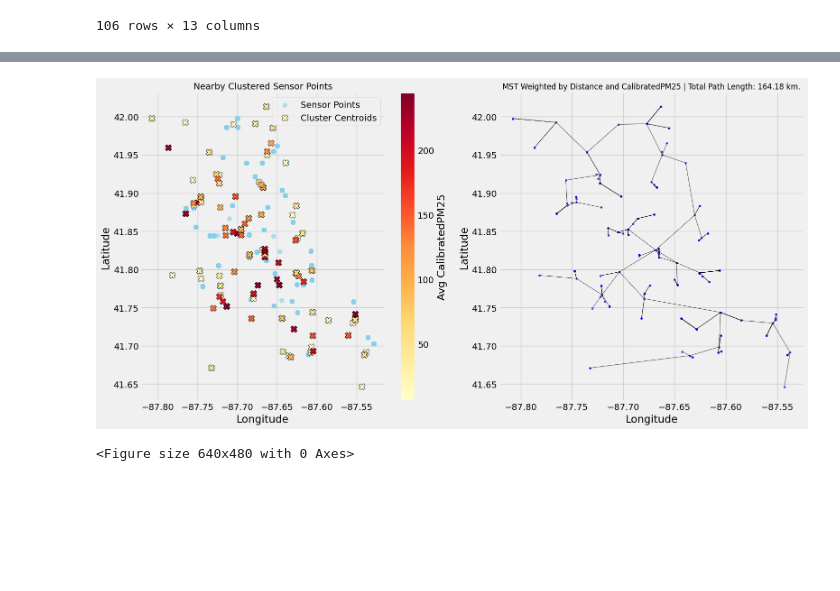
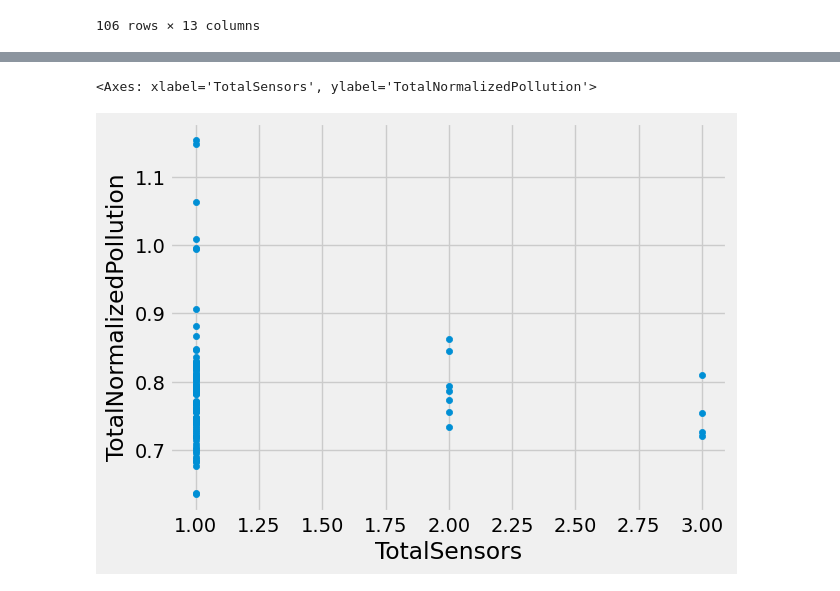
Before and after one commit to Dr-Isam-ALJAWARNEH/fds-project-geodevelopers, a Jupyter notebook: Minimum_Spanning_Tree_for_Optimizing_Pollution_Monitoring_Networks.ipynb, the cells around one changed output, grey strips where cells are left out. Cells and saved outputs as stored; diff of their text form; code cells hidden in the pictures; blank space fills up the shorter version.

```diff
--- a/Minimum_Spanning_Tree_for_Optimizing_Pollution_Monitoring_Networks.ipynb
+++ b/Minimum_Spanning_Tree_for_Optimizing_Pollution_Monitoring_Networks.ipynb
@@ -598,12 +618,8 @@ Sample_Data_By_Geohash.plot.scatter(x = "Longitude", y = "Latitude", c='skyblue'
 #mst_with_pollution(Sample_Data, 'CalibratedPM25', ax=ax[1])
 #plt.tight_layout()
 #plt.show()
-# %%
-fig, ax = plt.subplots(1, 2, figsize=(16, 8))
-clustered_sample, centroids_sample = cluster_nearby_geohash_points(Sample_Data, 'CalibratedPM25', ax=ax[0])
-mst_with_pollution(centroids_sample, 'CalibratedPM25', ax=ax[1])
-plt.tight_layout()
-plt.show()
-# %% [output]
-[figure, removed]
-<Figure size 640x480 with 0 Axes>
+# %%
+Pollution_By_Geohash.plot.scatter("TotalSensors", Analyzing_Pollution_Column)
+# %% [output]
+<Axes: xlabel='TotalSensors', ylabel='TotalNormalizedPollution'>
+[figure, added]
```
Also changed, not shown: parts of 12 cells of this notebook.
